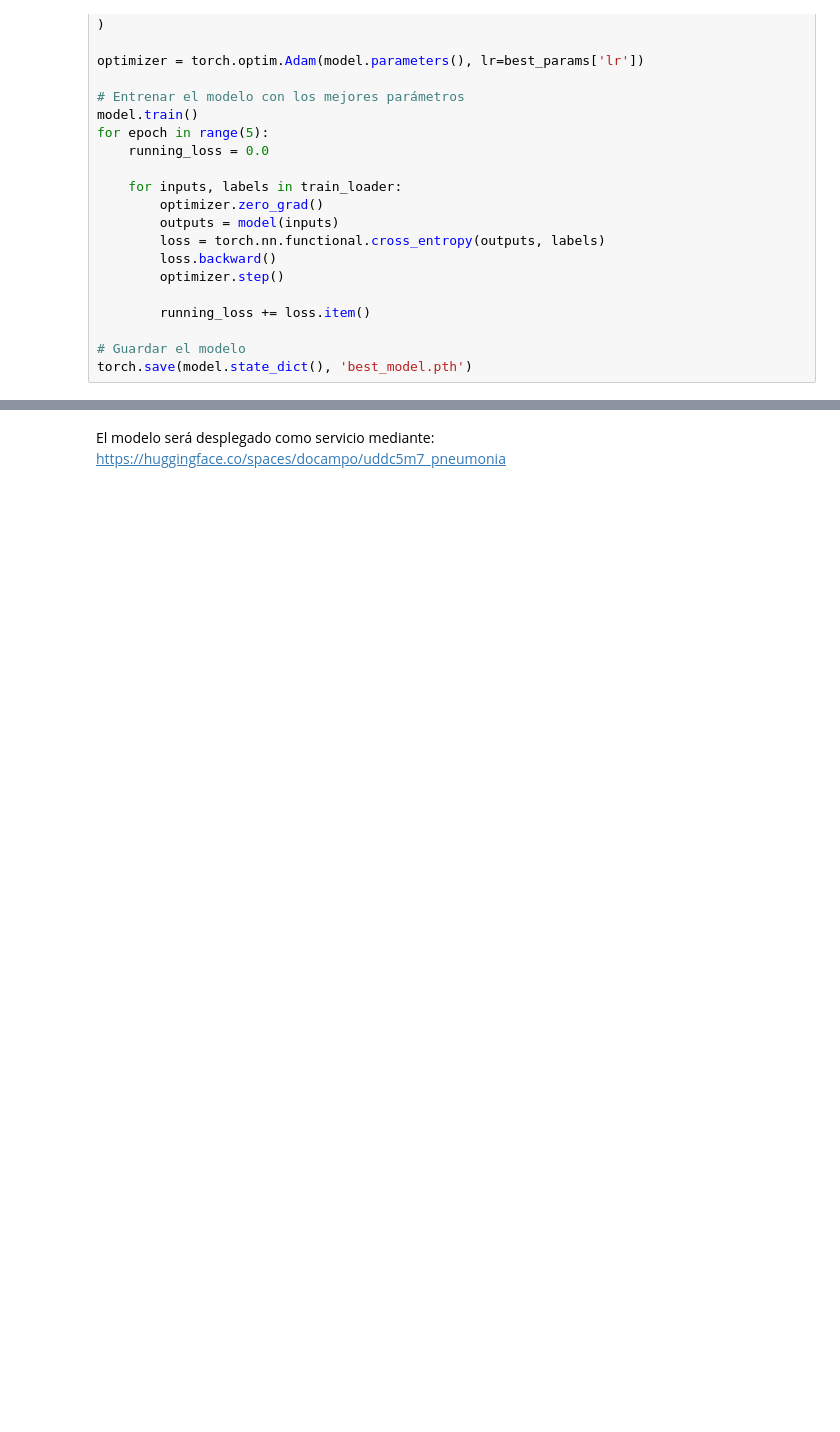
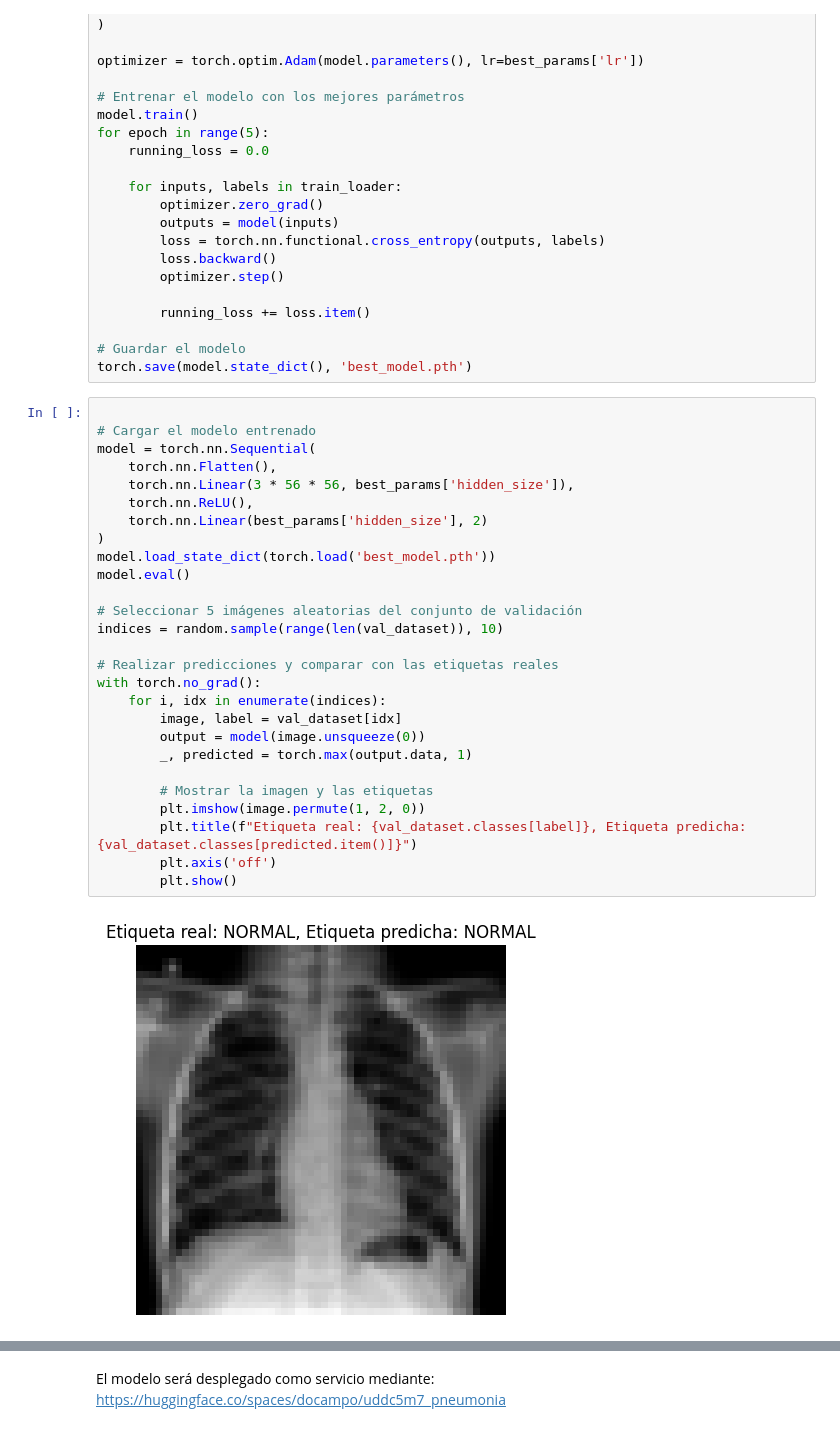
Before and after one commit to docampo16/my-first-repo, a Jupyter notebook: UDD_Proyecto_M7.ipynb, the cells around one changed output, grey strips where cells are left out. Saved outputs shown, nothing was run; the diff lists cells and outputs as text; blank space fills up the shorter version.

```diff
--- a/UDD_Proyecto_M7.ipynb
+++ b/UDD_Proyecto_M7.ipynb
@@ -413,3 +413,32 @@ for epoch in range(5):
 
 # Guardar el modelo
 torch.save(model.state_dict(), 'best_model.pth')
+# %%
+
+# Cargar el modelo entrenado
+model = torch.nn.Sequential(
+    torch.nn.Flatten(),
+    torch.nn.Linear(3 * 56 * 56, best_params['hidden_size']),
+    torch.nn.ReLU(),
+    torch.nn.Linear(best_params['hidden_size'], 2)
+)
+model.load_state_dict(torch.load('best_model.pth'))
+model.eval()
+
+# Seleccionar 5 imágenes aleatorias del conjunto de validación
+indices = random.sample(range(len(val_dataset)), 10)
+
+# Realizar predicciones y comparar con las etiquetas reales
+with torch.no_grad():
+    for i, idx in enumerate(indices):
+        image, label = val_dataset[idx]
+        output = model(image.unsqueeze(0))
+        _, predicted = torch.max(output.data, 1)
+
+        # Mostrar la imagen y las etiquetas
+        plt.imshow(image.permute(1, 2, 0))
+        plt.title(f"Etiqueta real: {val_dataset.classes[label]}, Etiqueta predicha: {val_dataset.classes[predicted.item()]}")
+        plt.axis('off')
+        plt.show()
+# %% [output]
+[figure, added]
```
Also changed, not shown: parts of 1 cell of this notebook.
